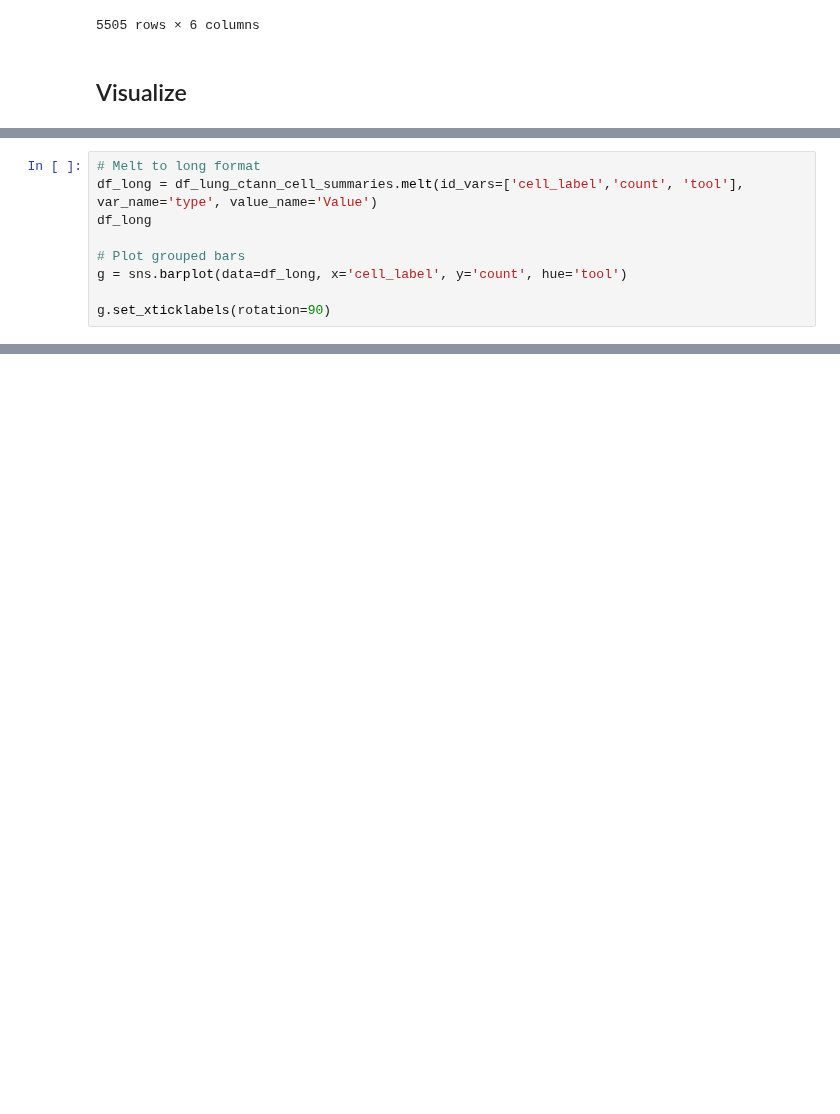
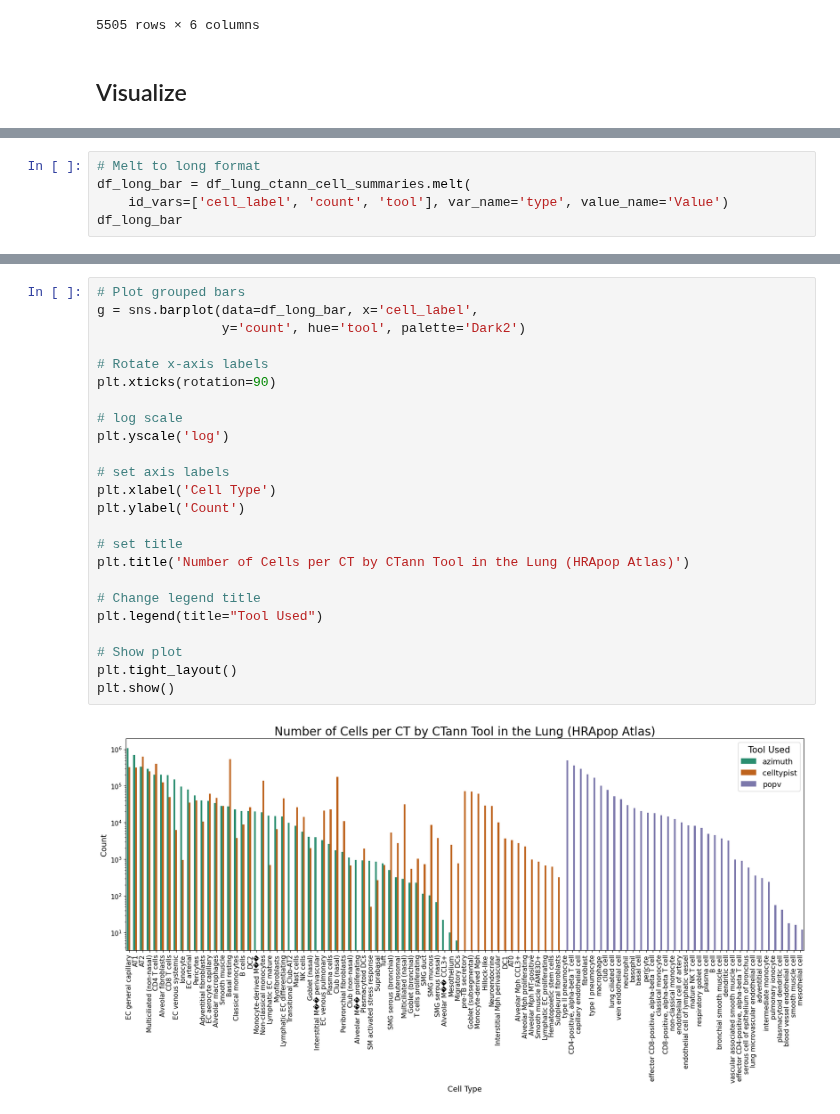
Before and after one commit to cns-iu/hra-pop-notebooks, a Jupyter notebook: cfde_lung.ipynb, the cells around one changed output, grey strips where cells are left out. Saved outputs shown, nothing was run; the diff lists cells and outputs as text; blank space fills up the shorter version.

```diff
--- a/cfde_lung.ipynb
+++ b/cfde_lung.ipynb
@@ -81,10 +96,6 @@ df_lung_dataset_cell_summaries_by_ctann
 # %%
 # Melt to long format
-df_long = df_lung_ctann_cell_summaries.melt(id_vars=['cell_label','count', 'tool'], var_name='type', value_name='Value')
-df_long
-
-# Plot grouped bars
-g = sns.barplot(data=df_long, x='cell_label', y='count', hue='tool')
-
-g.set_xticklabels(rotation=90)
+df_long_bar = df_lung_ctann_cell_summaries.melt(
+    id_vars=['cell_label', 'count', 'tool'], var_name='type', value_name='Value')
+df_long_bar
 # %% [output]
@@ -92,0 +115,26 @@ TypeError: Axis.set_ticklabels() missing 1 required positional argument: 'labels
+# %%
+# Plot grouped bars
+g = sns.barplot(data=df_long_bar, x='cell_label',
+                y='count', hue='tool', palette='Dark2')
+
+# Rotate x-axis labels
+plt.xticks(rotation=90)
+
+# log scale
+plt.yscale('log')
+
+# set axis labels
+plt.xlabel('Cell Type')
+plt.ylabel('Count')
+
+# set title
+plt.title('Number of Cells per CT by CTann Tool in the Lung (HRApop Atlas)')
+
+# Change legend title
+plt.legend(title="Tool Used")
+
+# Show plot
+plt.tight_layout()
+plt.show()
+# %% [output]
+[figure, added]
```
Also changed, not shown: parts of 8 cells of this notebook.
